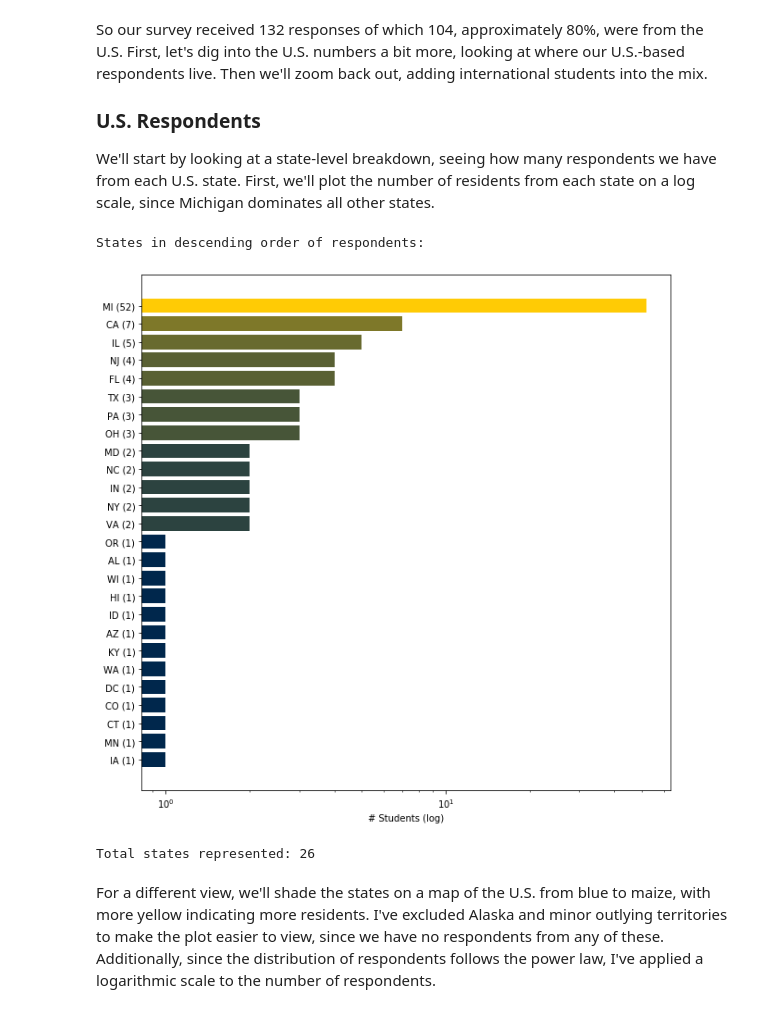
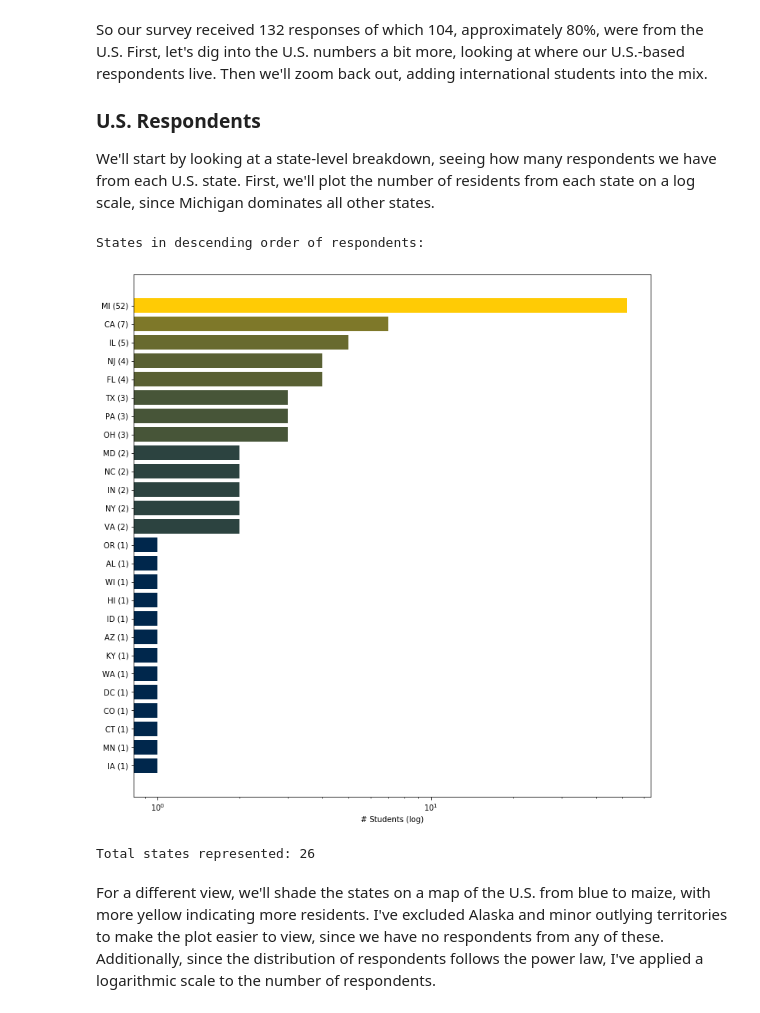
Before and after one commit to JBoggsy/CEE501-Student-Data, a Jupyter notebook: Data Visualization.ipynb, the cells around one changed output. Saved outputs shown, nothing was run; the diff lists cells and outputs as text; code cells hidden in the pictures.

```diff
--- a/Data Visualization.ipynb
+++ b/Data Visualization.ipynb
@@ -257,34 +259,35 @@ for s in student_df['State']:
     if type(s) != str:
         continue
     state_resident_nums[s] += 1
 state_residents_df = pd.DataFrame({'STUSPS': list(state_resident_nums.keys()),
                                    'respondents': list(state_resident_nums.values())})
 states_represented = list(state_resident_nums.keys())
 
 # Sort the resulting DataFrame in descending order
 state_residents_df.sort_values('respondents', inplace=True, ascending=False)
 
 # Plot the data in a horizontal bar graph
 print("States in descending order of respondents:")
 
 data_indices = range(len(states_represented), 0, -1)
 data_values = list(state_residents_df['respondents'])
 data_colors = [cm.get_cmap('umich')(log(v)/log(max(data_values))) for v in data_values]
 data_y_labels = [f"{s_row[1]['STUSPS']} ({s_row[1]['respondents']})" for s_row in state_residents_df.iterrows()]
 
 state_residents_bar_fig, state_residents_bar_ax = plt.subplots(figsize=(10.24, 10.24))
 state_residents_bar = state_residents_bar_ax.barh(data_indices,
                                                   data_values,
                                                   color=data_colors,
                                                   tick_label=data_y_labels,
                                                   log=True)
 state_residents_bar_ax.set_xlabel("# Students (log)")
+state_residents_bar_fig.tight_layout()
 plt.show()
 state_residents_bar_fig.savefig("figs/state_residents_bar.png", dpi=100)
 print(f"Total states represented: {len(states_represented)}")
 # %% [output]
 States in descending order of respondents:
-[figure, old version]
+[figure, new version]
 Total states represented: 26
 # %% [markdown]
 For a different view, we'll shade the states on a map of the U.S. from blue to maize, with more yellow indicating more residents. I've excluded Alaska and minor outlying territories to make the plot easier to view, since we have no respondents from any of these. Additionally, since the distribution of respondents follows the power law, I've applied a logarithmic scale to the number of respondents.
```
Also changed, not shown: parts of 7 cells of this notebook, 11 other files.
